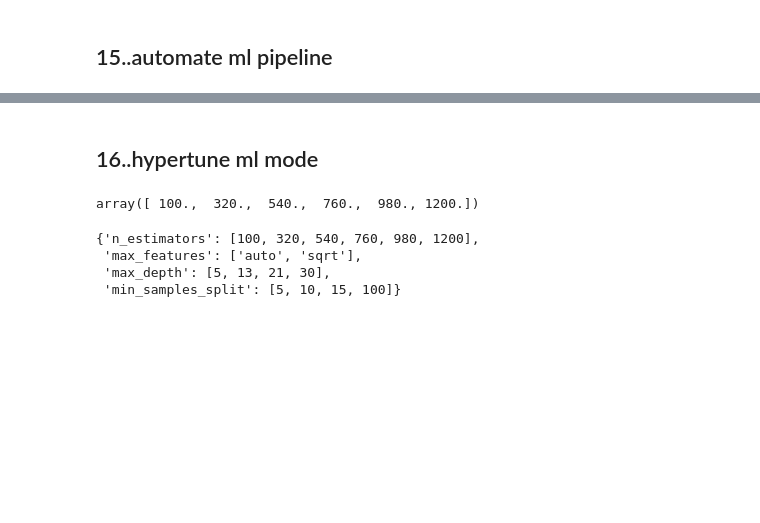
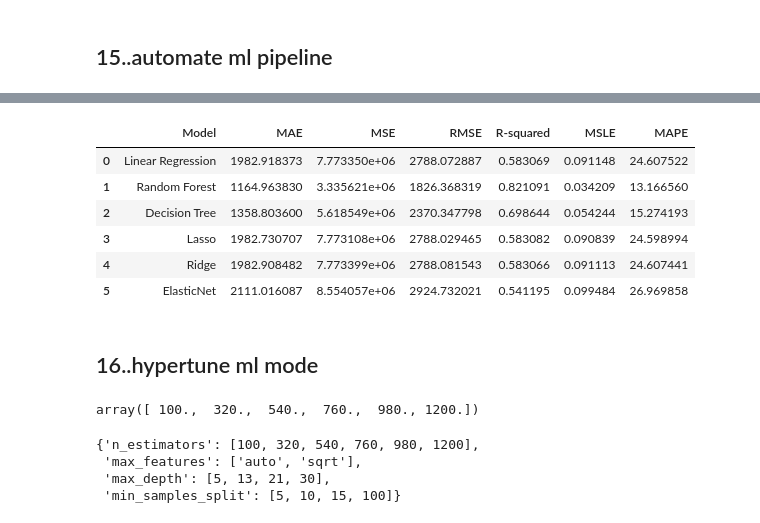
Before and after one commit to venkateshblks/Flight-Price-Prediction, a Jupyter notebook: flight_prediction.ipynb, the cells around one changed output, grey strips where cells are left out. Cells and saved outputs as stored; diff of their text form; code cells hidden in the pictures; blank space fills up the shorter version.

```diff
--- a/flight_prediction.ipynb
+++ b/flight_prediction.ipynb
@@ -969,3 +992,30 @@ MAPE : 15.187666983298588
+# %%
+all_metrics_df = pd.DataFrame()
+
+# List of models and their names
+models = [
+    (LinearRegression(), 'Linear Regression'),
+    (RandomForestRegressor(), 'Random Forest'),
+    (DecisionTreeRegressor(), 'Decision Tree'),
+    (Lasso(), 'Lasso'),
+    (Ridge(), 'Ridge'),
+    (ElasticNet(), 'ElasticNet'),
+
+]
+
+for model, name in models:
+    model.fit(X_train, y_train)
+    metrics_df = evaluate_model(model, X_test, y_test, name)
+    all_metrics_df = pd.concat([all_metrics_df, metrics_df], ignore_index=True)
+all_metrics_df
+# %% [output]
+|  | Model | MAE | MSE | RMSE | R-squared | MSLE | MAPE |
+| 0 | Linear Regression | 1982.918373 | 7.773350e+06 | 2788.072887 | 0.583069 | 0.091148 | 24.607522 |
+| 1 | Random Forest | 1164.963830 | 3.335621e+06 | 1826.368319 | 0.821091 | 0.034209 | 13.166560 |
+| 2 | Decision Tree | 1358.803600 | 5.618549e+06 | 2370.347798 | 0.698644 | 0.054244 | 15.274193 |
+| 3 | Lasso | 1982.730707 | 7.773108e+06 | 2788.029465 | 0.583082 | 0.090839 | 24.598994 |
+| 4 | Ridge | 1982.908482 | 7.773399e+06 | 2788.081543 | 0.583066 | 0.091113 | 24.607441 |
+| 5 | ElasticNet | 2111.016087 | 8.554057e+06 | 2924.732021 | 0.541195 | 0.099484 | 26.969858 |
 # %% [markdown]
 ## 16..hypertune ml mode
 # %%
```
Also changed, not shown: parts of 23 cells of this notebook.
